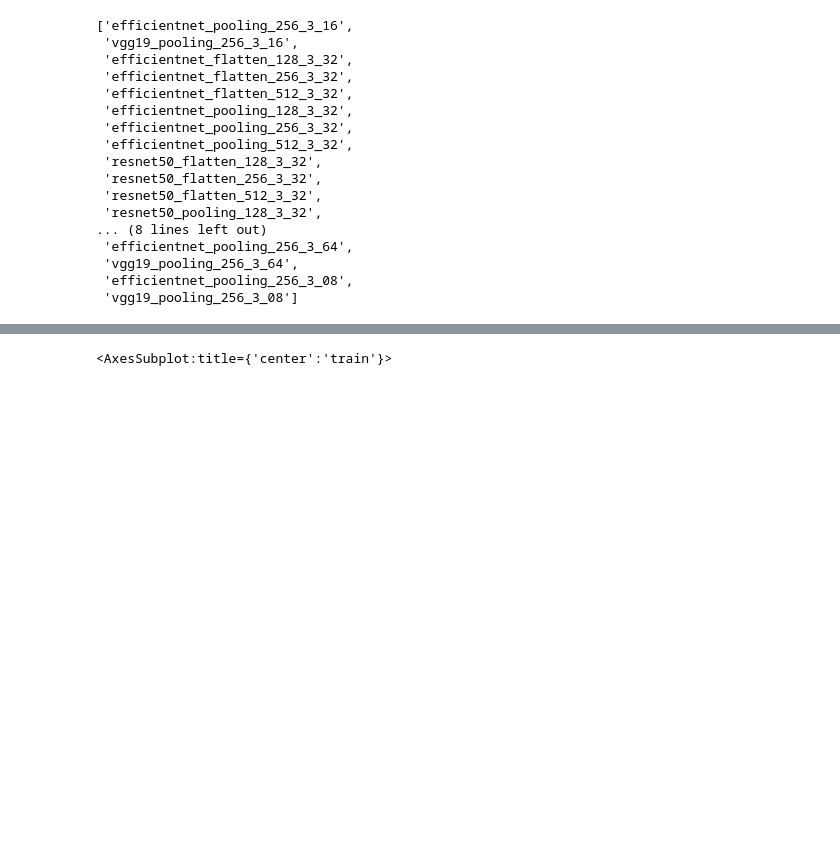
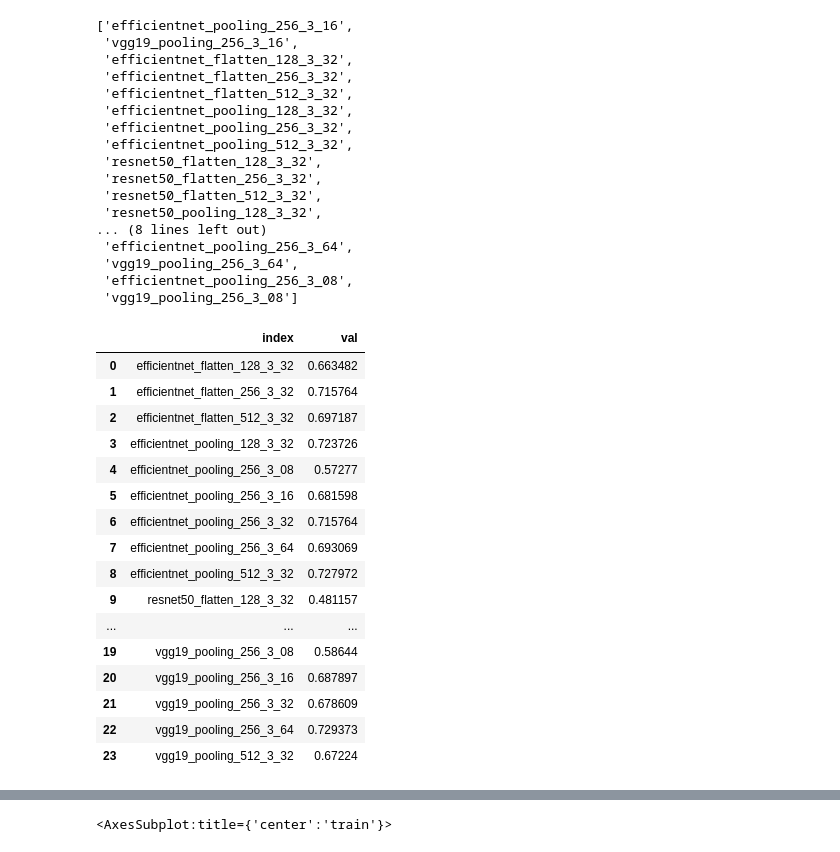
Before and after one commit to urbangrammarai/signature_ai, a Jupyter notebook: ai_experiments/transfer_learning_evaluation.ipynb, the cells around one changed output, grey strips where cells are left out. Drawn from its saved outputs; the diff is of its cells as text; code cells hidden in the pictures; blank space fills up the shorter version.

```diff
--- a/ai_experiments/transfer_learning_evaluation.ipynb
+++ b/ai_experiments/transfer_learning_evaluation.ipynb
@@ -55,4 +55,24 @@ for r in results:
     accuracy.loc[(result["model_name"]+ "_" + r[50:52], "secret")] = [result["perf_model_accuracy_secret"]] + result["perf_within_class_accuracy_secret"]
 # %%
 sns.set_theme(style="white")
+# %%
+accuracy["global"].unstack()['val'].to_frame().reset_index()
+# %% [output]
+|  | index | val |
+| 0 | efficientnet_flatten_128_3_32 | 0.663482 |
+| 1 | efficientnet_flatten_256_3_32 | 0.715764 |
+| 2 | efficientnet_flatten_512_3_32 | 0.697187 |
+| 3 | efficientnet_pooling_128_3_32 | 0.723726 |
+| 4 | efficientnet_pooling_256_3_08 | 0.57277 |
+| 5 | efficientnet_pooling_256_3_16 | 0.681598 |
+| 6 | efficientnet_pooling_256_3_32 | 0.715764 |
+| 7 | efficientnet_pooling_256_3_64 | 0.693069 |
+| 8 | efficientnet_pooling_512_3_32 | 0.727972 |
+| 9 | resnet50_flatten_128_3_32 | 0.481157 |
+| ... | ... | ... |
+| 19 | vgg19_pooling_256_3_08 | 0.58644 |
+| 20 | vgg19_pooling_256_3_16 | 0.687897 |
+| 21 | vgg19_pooling_256_3_32 | 0.678609 |
+| 22 | vgg19_pooling_256_3_64 | 0.729373 |
+| 23 | vgg19_pooling_512_3_32 | 0.67224 |
 # %%
```
Also changed, not shown: parts of 5 cells of this notebook, 13 other files.
